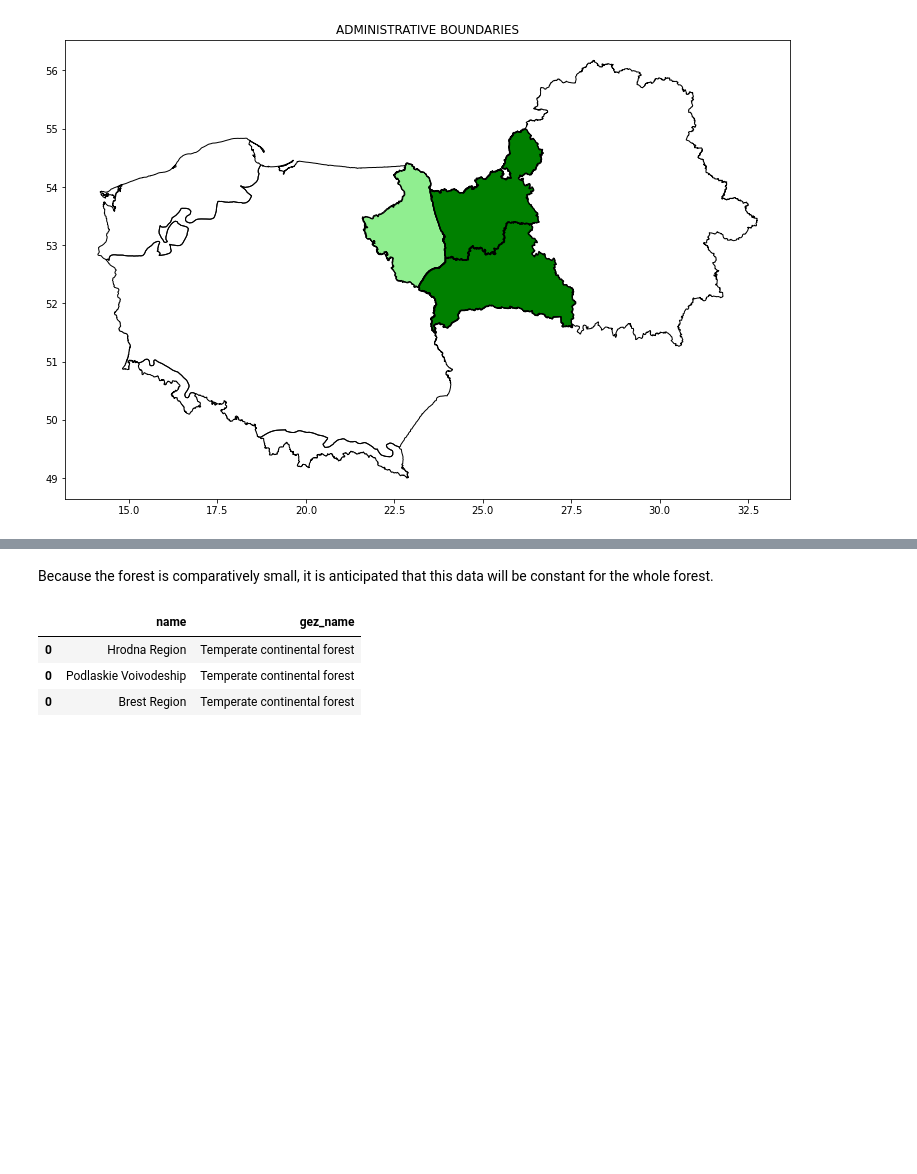
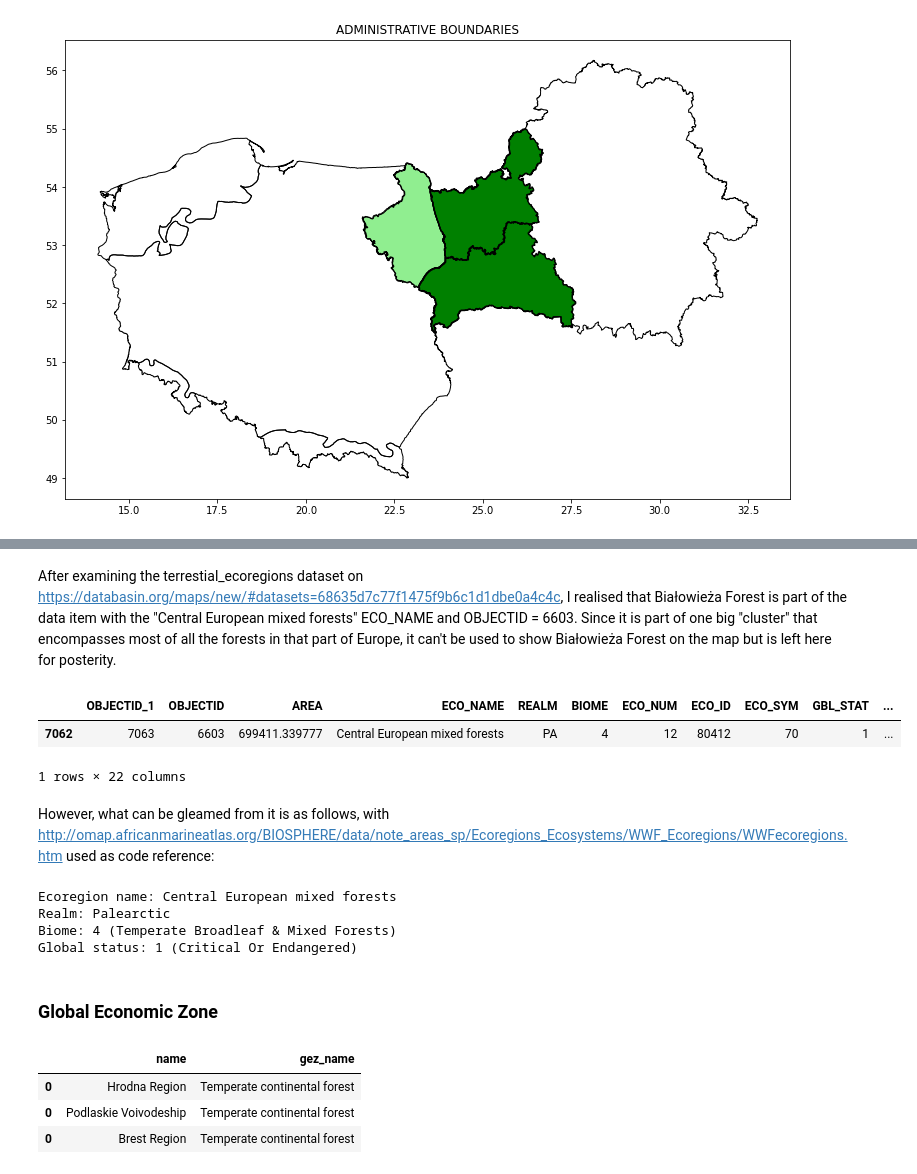
Before and after one commit to coloeus-monedula/moja-global-22, a Jupyter notebook: forest.ipynb, the cells around one changed output, grey strips where cells are left out. Drawn from its saved outputs; the diff is of its cells as text; code cells hidden in the pictures; blank space fills up the shorter version.

```diff
--- a/forest.ipynb
+++ b/forest.ipynb
@@ -122,0 +145,11 @@ plt.show()
+# %% [markdown]
+After examining the terrestial_ecoregions dataset on https://databasin.org/maps/new/#datasets=68635d7c77f1475f9b6c1d1dbe0a4c4c, I realised that Białowieża Forest is part of the data item with the "Central European mixed forests" ECO_NAME and OBJECTID = 6603. Since it is part of one big "cluster" that encompasses most of all the forests in that part of Europe, it can't be used to show Białowieża Forest on the map but is left here for posterity.
+# %%
+forest_chunk = terrestial_ecoregions[terrestial_ecoregions['OBJECTID']==6603]
+forest_chunk
+# %% [output]
+|  | OBJECTID_1 | OBJECTID | AREA | ECO_NAME | REALM | BIOME | ECO_NUM | ECO_ID | ECO_SYM | GBL_STAT | ... |
+| 7062 | 7063 | 6603 | 699411.339777 | Central European mixed forests | PA | 4 | 12 | 80412 | 70 | 1 | ... |
+1 rows × 22 columns
+# %% [markdown]
+However, what can be gleamed from it is as follows, with http://omap.africanmarineatlas.org/BIOSPHERE/data/note_areas_sp/Ecoregions_Ecosystems/WWF_Ecoregions/WWFecoregions.htm used as code reference:
@@ -123,5 +161,16 @@ plt.show()
+# %%
+print("Ecoregion name:", eco_name.values[0])
+print("Realm:", realm.values[0])
+#gotten from reference linked above
+print("Biome:", biome.values[0], "(Temperate Broadleaf & Mixed Forests)")
+print("Global status:", global_status.values[0], "(Critical Or Endangered)")
+# %% [output]
+Ecoregion name: Central European mixed forests
+Realm: Palearctic
+Biome: 4 (Temperate Broadleaf & Mixed Forests)
+Global status: 1 (Critical Or Endangered)
 # %% [markdown]
-Because the forest is comparatively small, it is anticipated that this data will be constant for the whole forest.
+### Global Economic Zone
 # %%
 forest_df[["name","gez_name"]]
 # %% [output]
```
Also changed, not shown: parts of 18 cells of this notebook.
